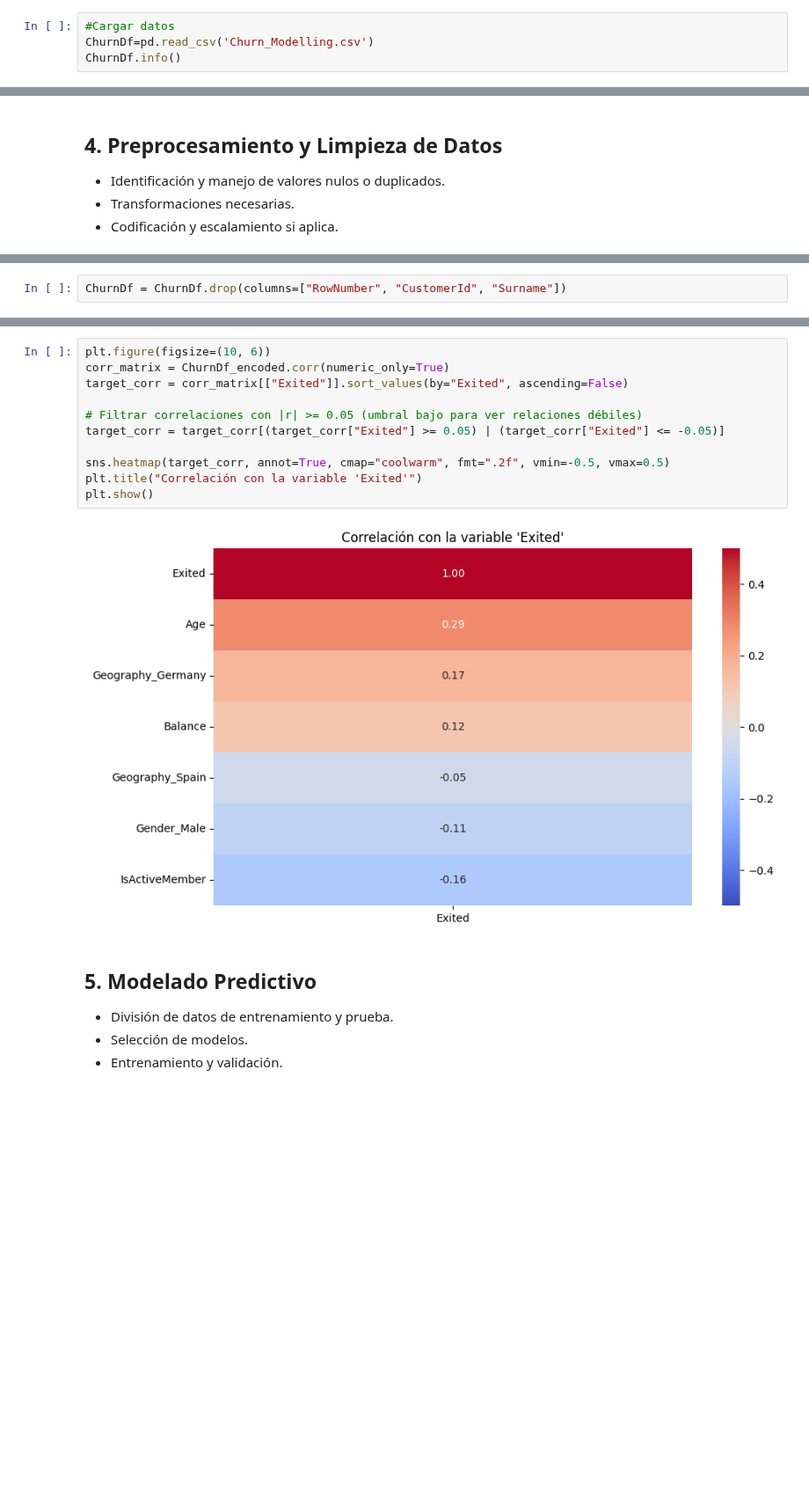
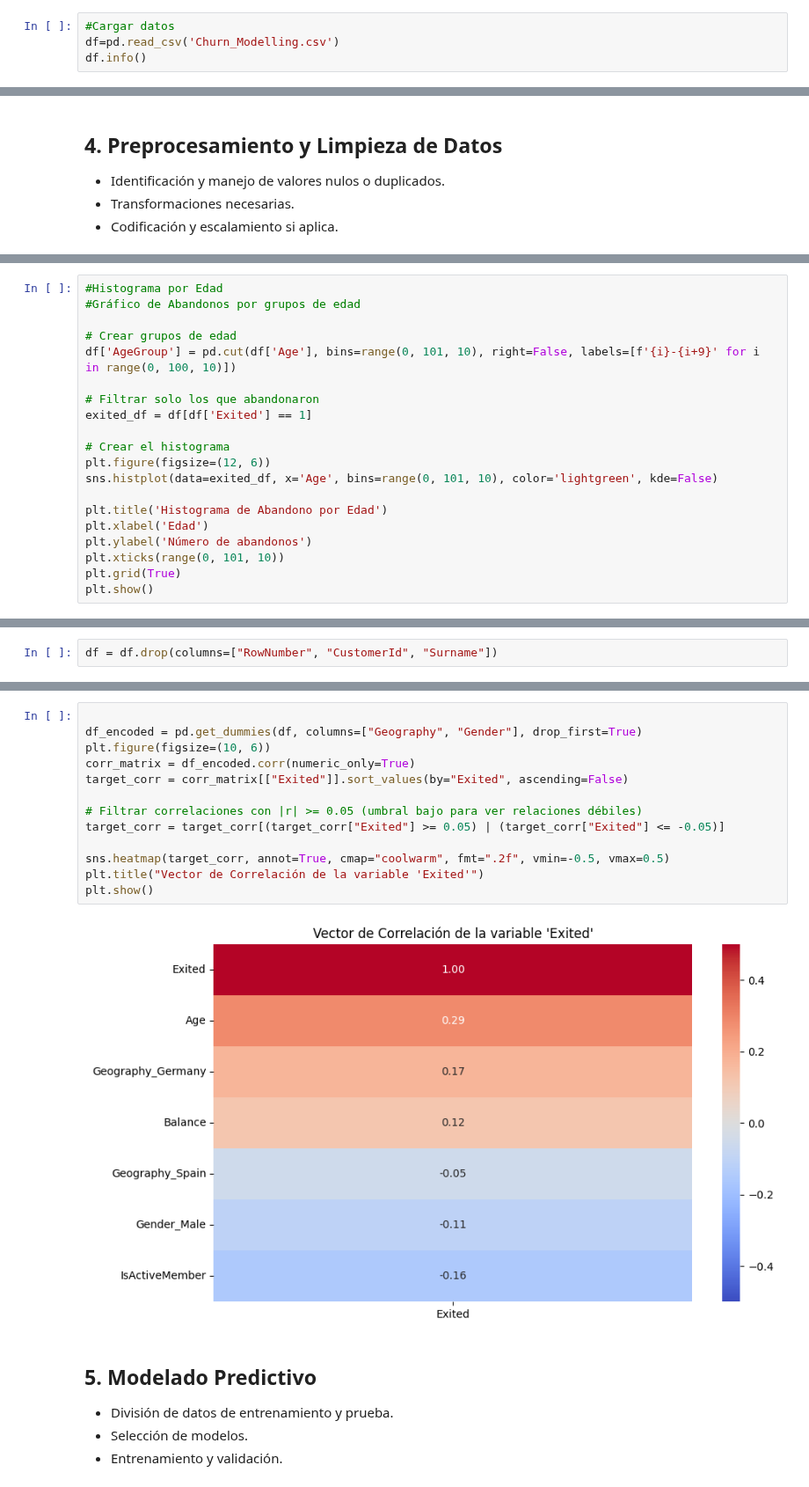
Before and after one commit to DarkinMC/CustomerChurn_Prediction_BankingSector_1AN-213_HAN_G4, a Jupyter notebook: Bank_customer_churn_pred.ipynb, the cells around one changed output, grey strips where cells are left out. Shown at 88% size. Saved outputs shown, nothing was run; the diff lists cells and outputs as text; blank space fills up the shorter version.

```diff
--- a/Bank_customer_churn_pred.ipynb
+++ b/Bank_customer_churn_pred.ipynb
@@ -59,7 +60,7 @@ from sklearn.metrics import classification_report,accuracy_score
 # %%
 #Cargar datos
-ChurnDf=pd.read_csv('Churn_Modelling.csv')
-ChurnDf.info()
+df=pd.read_csv('Churn_Modelling.csv')
+df.info()
 # %% [output]
 <class 'pandas.core.frame.DataFrame'>
 RangeIndex: 10000 entries, 0 to 9999
@@ -130,0 +165,20 @@ plt.show()
+# %%
+#Histograma por Edad
+#Gráfico de Abandonos por grupos de edad
+
+# Crear grupos de edad
+df['AgeGroup'] = pd.cut(df['Age'], bins=range(0, 101, 10), right=False, labels=[f'{i}-{i+9}' for i in range(0, 100, 10)])
+
+# Filtrar solo los que abandonaron
+exited_df = df[df['Exited'] == 1]
+
+# Crear el histograma
+plt.figure(figsize=(12, 6))
+sns.histplot(data=exited_df, x='Age', bins=range(0, 101, 10), color='lightgreen', kde=False)
+
+plt.title('Histograma de Abandono por Edad')
+plt.xlabel('Edad')
+plt.ylabel('Número de abandonos')
+plt.xticks(range(0, 101, 10))
+plt.grid(True)
+plt.show()
@@ -131,2 +199,2 @@ plt.show()
 # %%
-ChurnDf = ChurnDf.drop(columns=["RowNumber", "CustomerId", "Surname"])
+df = df.drop(columns=["RowNumber", "CustomerId", "Surname"])
@@ -135,16 +213,18 @@ ChurnDf_encoded = pd.get_dummies(ChurnDf, columns=["Geography", "Gender"], drop_
 # %%
+
+df_encoded = pd.get_dummies(df, columns=["Geography", "Gender"], drop_first=True)
 plt.figure(figsize=(10, 6))
-corr_matrix = ChurnDf_encoded.corr(numeric_only=True)
+corr_matrix = df_encoded.corr(numeric_only=True)
 target_corr = corr_matrix[["Exited"]].sort_values(by="Exited", ascending=False)
 
 # Filtrar correlaciones con |r| >= 0.05 (umbral bajo para ver relaciones débiles)
 target_corr = target_corr[(target_corr["Exited"] >= 0.05) | (target_corr["Exited"] <= -0.05)]
 
 sns.heatmap(target_corr, annot=True, cmap="coolwarm", fmt=".2f", vmin=-0.5, vmax=0.5)
-plt.title("Correlación con la variable 'Exited'")
+plt.title("Vector de Correlación de la variable 'Exited'")
 plt.show()
 # %% [output]
-[figure, old version]
+[figure, new version]
 # %% [markdown]
 ## 5. Modelado Predictivo
 - División de datos de entrenamiento y prueba.
```
Also changed, not shown: parts of 14 cells of this notebook.
